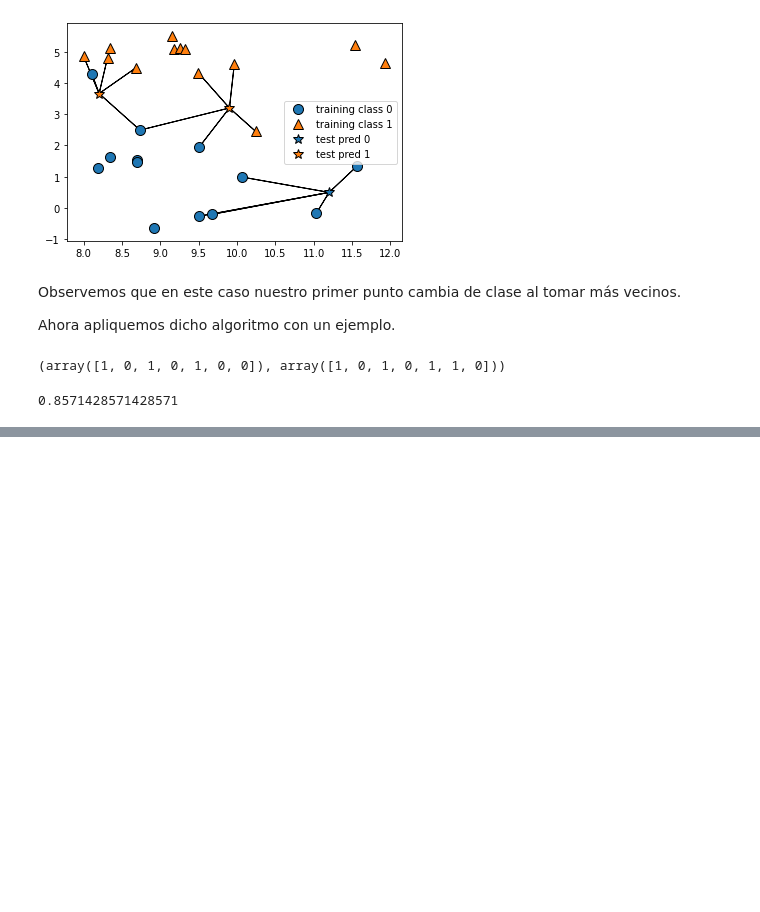
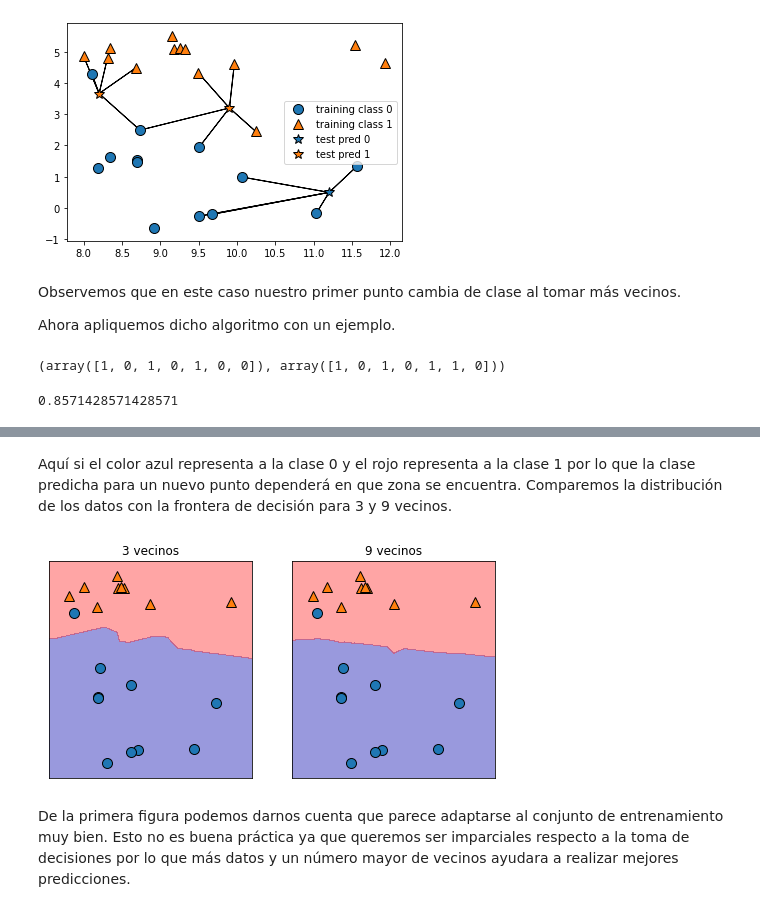
Before and after one commit to MOSA96/machine-learning, a Jupyter notebook: K-nearest.ipynb, the cells around one changed output, grey strips where cells are left out. Cells and saved outputs as stored; diff of their text form; code cells hidden in the pictures; blank space fills up the shorter version.

```diff
--- a/K-nearest.ipynb
+++ b/K-nearest.ipynb
@@ -88,0 +103,14 @@ knn.score(x_prueba, y_prueba )
+# %% [markdown]
+Aquí si el color azul representa a la clase 0 y el rojo representa a la clase 1 por lo que la clase predicha para un nuevo punto dependerá en que zona se encuentra. Comparemos la distribución de los datos con la frontera de decisión para 3 y 9 vecinos.
+# %%
+fig, axes = plt.subplots(1,2, figsize=(8,4))
+
+for i, ax in zip([3,9],axes):
+    knn = KNeighborsClassifier(n_neighbors=i).fit(x_entrenamiento, y_entrenamiento)
+    mglearn.plots.plot_2d_separator(knn, x_entrenamiento, fill=True, eps=0.5, ax=ax, alpha=.4)
+    ax.set_title(str(i)+" "+"vecinos")
+    mglearn.discrete_scatter(x_entrenamiento[:, 0], x_entrenamiento[:, 1], y_entrenamiento, ax=ax)
+# %% [output]
+[figure, added]
+# %% [markdown]
+De la primera figura podemos darnos cuenta que parece adaptarse al conjunto de entrenamiento muy bien. Esto no es buena práctica ya que queremos ser imparciales respecto a la toma de decisiones por lo que más datos y un número mayor de vecinos ayudara a realizar mejores predicciones.
```
Also changed, not shown: parts of 4 cells of this notebook.
